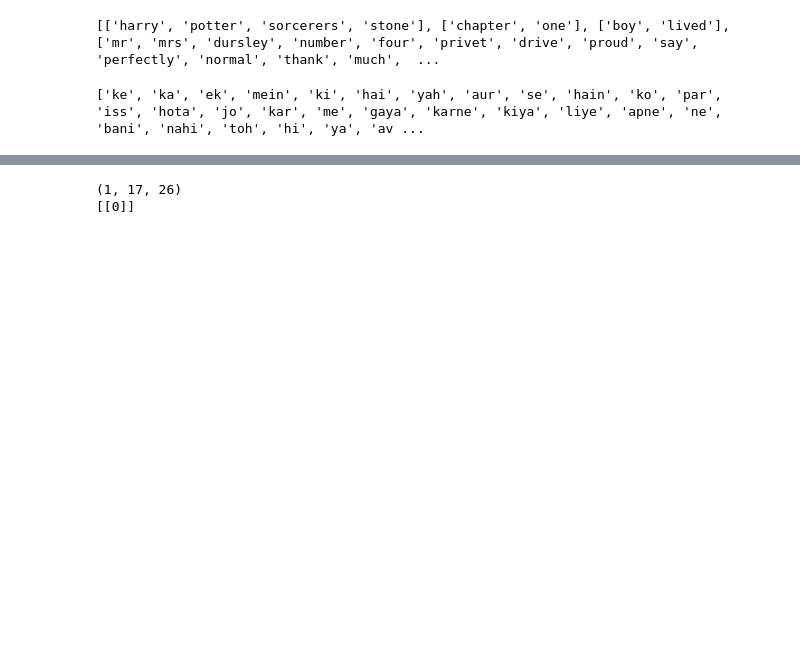
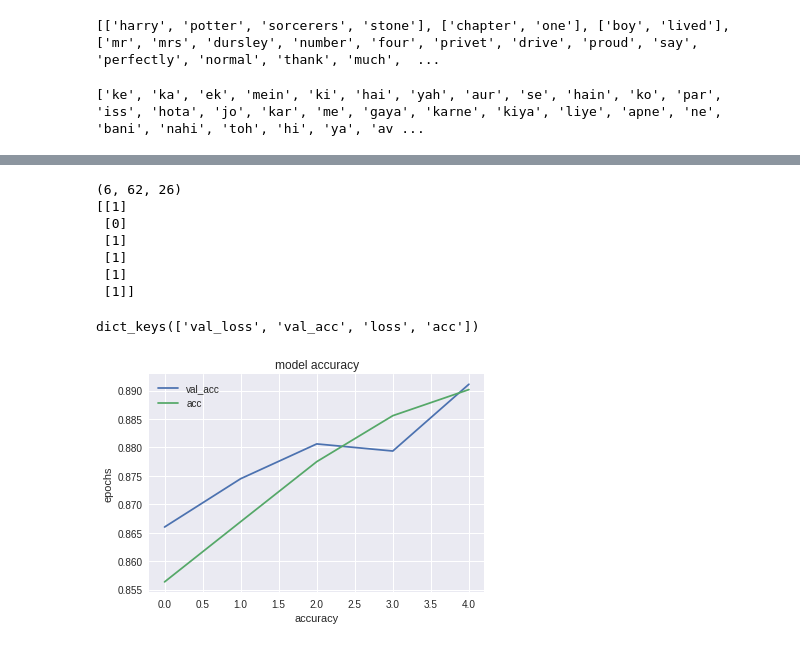
Before and after one commit to Dark-Sied/Word_embeddings_experiments, a Jupyter notebook: H2E_classifier.ipynb, the cells around one changed output, grey strips where cells are left out. Saved outputs shown, nothing was run; the diff lists cells and outputs as text; code cells hidden in the pictures; blank space fills up the shorter version.

```diff
--- a/H2E_classifier.ipynb
+++ b/H2E_classifier.ipynb
@@ -98,19 +100,24 @@ hing_words = remove_hindi_stopwords(hinglish["text"])
 # %%
 def create_words(hw, ew):
   ls = []
+  ls1 = []
 
   count = 0
   for i in hing_words:
     for j in i:
       ls.append((list(j),1))
-  ls = ls[:5000]
+  ls = ls[:20000]
   print("Total hinglish words = ",len(ls))
 
   for i in eng_words:
     for j in i:
-      ls.append((list(j),0))
-      count += 1
-  print("Total english words = ",count)
+      ls1.append((list(j),0))
+  ls1 = ls1[:20000]
+#       count += 1
+  print("Total english words = ",len(ls1))
+
+
+  ls.extend(ls1)
   random.shuffle(ls)
 
   return ls
@@ -135,5 +145,5 @@ max_length = len(max(words, key = len))
 # %%
-train_x, test_x, train_y, test_y = train_test_split(words, labels, shuffle = True, test_size = 0.15)
+train_x, test_x, train_y, test_y = train_test_split(words, labels, shuffle = True, test_size = 0.2)
 # %%
 print("Train data : ", "train_X = " ,len(train_x), "labels = " , len(train_y))
 print("Test data = ", "test_X = " ,len(test_x), "labels = " , len(test_y))
@@ -215,10 +228,12 @@ Train Labels shape =  (8975,) Test labels shape =  (1584,)
 #Creating Model
 
 clf = Sequential()
-clf.add(LSTM(8, input_shape = (17, 26)))
-clf.add(Dense(1,activation = "sigmoid"))
+clf.add(LSTM(20, input_shape = (max_length, 26)))
+clf.add(Dense(10,activation = "sigmoid"))
+clf.add(Dense(1,activation = "relu"))
 
-clf.compile(optimizer = "adam", loss = "binary_crossentropy", metrics = ["accuracy"])
+optimizer = RMSprop()
+clf.compile(optimizer = optimizer, loss = "binary_crossentropy", metrics = ["accuracy"])
 clf.summary()
 # %% [output]
 _________________________________________________________________
@@ -233,5 +250,5 @@ Trainable params: 1,129
 Non-trainable params: 0
 _________________________________________________________________
 # %%
-clf.fit(encoded_train_docs, train_y, epochs = 1, batch_size = 64, validation_data = (encoded_test_docs, test_y))
+history = clf.fit(encoded_train_docs, train_y, epochs = 5, batch_size = 32, validation_data = (encoded_test_docs, test_y))
 # %% [output]
@@ -261,8 +285,34 @@ def predict(test_str):
 
   return (res)
 # %%
-result = predict("hermoine")
+result = predict("abhi time nahi hai mere pass")
 print(result)
 # %% [output]
-(1, 17, 26)
-[[0]]
+(6, 62, 26)
+[[1]
+ [0]
+ [1]
+ [1]
+ [1]
+ [1]]
+# %%
+history.history.keys()
+# %% [output]
+dict_keys(['val_loss', 'val_acc', 'loss', 'acc'])
+# %%
+val_loss = history.history["val_loss"]
+val_acc = history.history["val_acc"]
+loss = history.history["loss"]
+acc = history.history["acc"]
+
+epochs = [i for i in range(len(loss))]
+
+plt.plot(val_acc)
+plt.plot(acc)
+plt.title("model accuracy")
+plt.xlabel("accuracy")
+plt.ylabel("epochs")
+plt.legend(["val_acc","acc"])
+plt.show()
+# %% [output]
+[figure, added]
```
Also changed, not shown: parts of 20 cells of this notebook.
